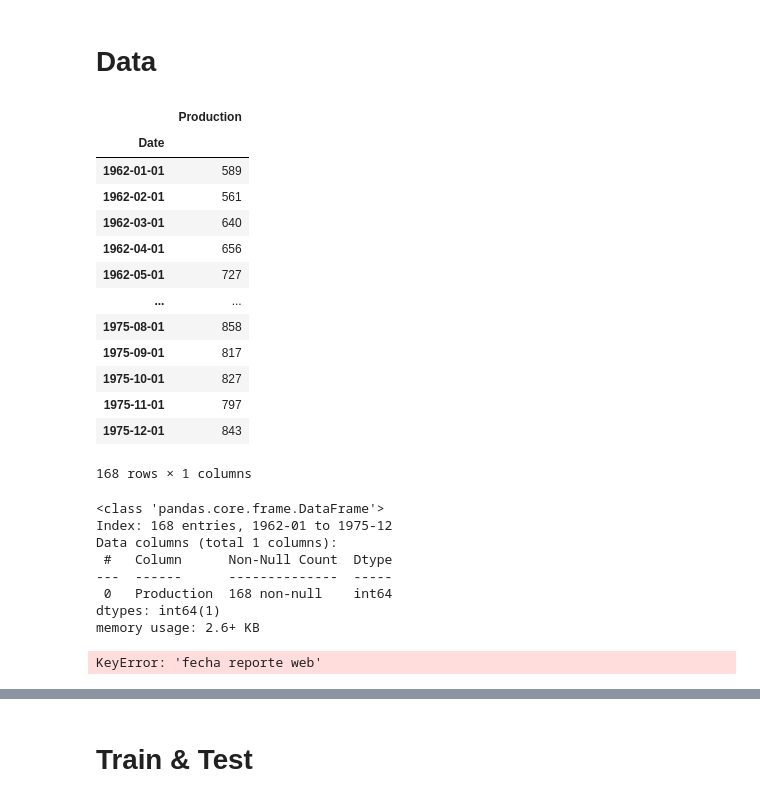
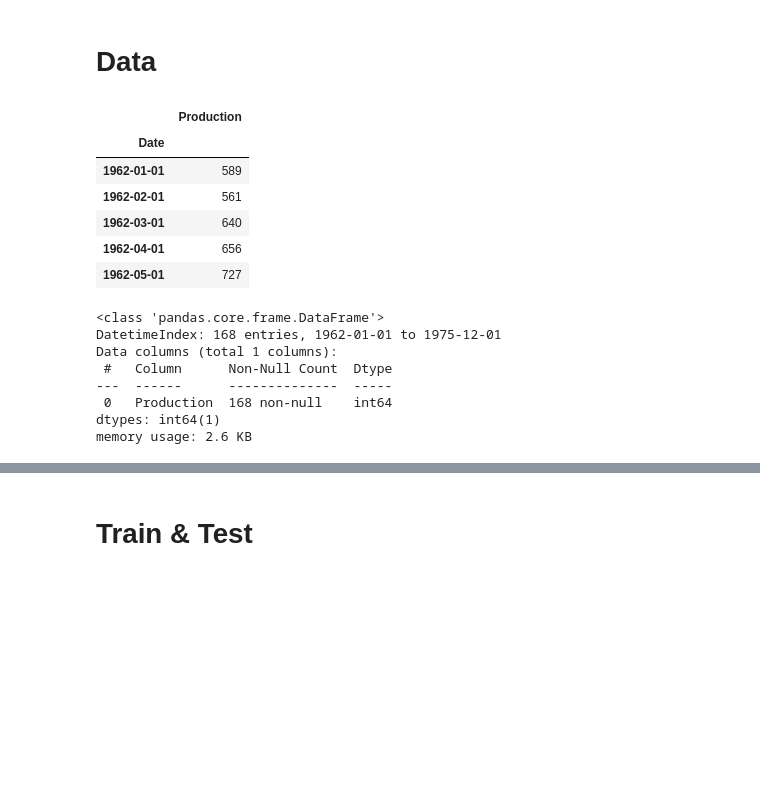
Before and after one commit to alejo1630/time_series_analysis, a Jupyter notebook: time_series.ipynb, the cells around one changed output, grey strips where cells are left out. Drawn from its saved outputs; the diff is of its cells as text; code cells hidden in the pictures; blank space fills up the shorter version.

```diff
--- a/time_series.ipynb
+++ b/time_series.ipynb
@@ -18,37 +18,25 @@ plt.rcParams['figure.figsize'] = 15, 5
 # %% [markdown]
 # **Data**
 # %%
-data = pd.read_csv("monthly_milk_production.csv", index_col = "Date", parse_dates = True)
-data.index.freq = "MS"
-data
+df = pd.read_csv("monthly_milk_production.csv", index_col = "Date", parse_dates = True)
+df.sort_index(inplace = True)
+df.head()
 # %% [output]
 |  | Production |
 | Date |  |
 | 1962-01-01 | 589 |
 | 1962-02-01 | 561 |
 | 1962-03-01 | 640 |
 | 1962-04-01 | 656 |
 | 1962-05-01 | 727 |
-| ... | ... |
-| 1975-08-01 | 858 |
-| 1975-09-01 | 817 |
-| 1975-10-01 | 827 |
-| 1975-11-01 | 797 |
-| 1975-12-01 | 843 |
-168 rows × 1 columns
 # %%
-data.info()
+df.info()
 # %% [output]
 <class 'pandas.core.frame.DataFrame'>
-Index: 168 entries, 1962-01 to 1975-12
+DatetimeIndex: 168 entries, 1962-01-01 to 1975-12-01
 Data columns (total 1 columns):
  #   Column      Non-Null Count  Dtype
 ---  ------      --------------  -----
  0   Production  168 non-null    int64
 dtypes: int64(1)
-memory usage: 2.6+ KB
+memory usage: 2.6 KB
-# %%
-data["fecha reporte web"] = pd.to_datetime(data["fecha reporte web"], )
-data.info()
-# %% [output]
-KeyError: 'fecha reporte web'
```
Also changed, not shown: parts of 21 cells of this notebook.
